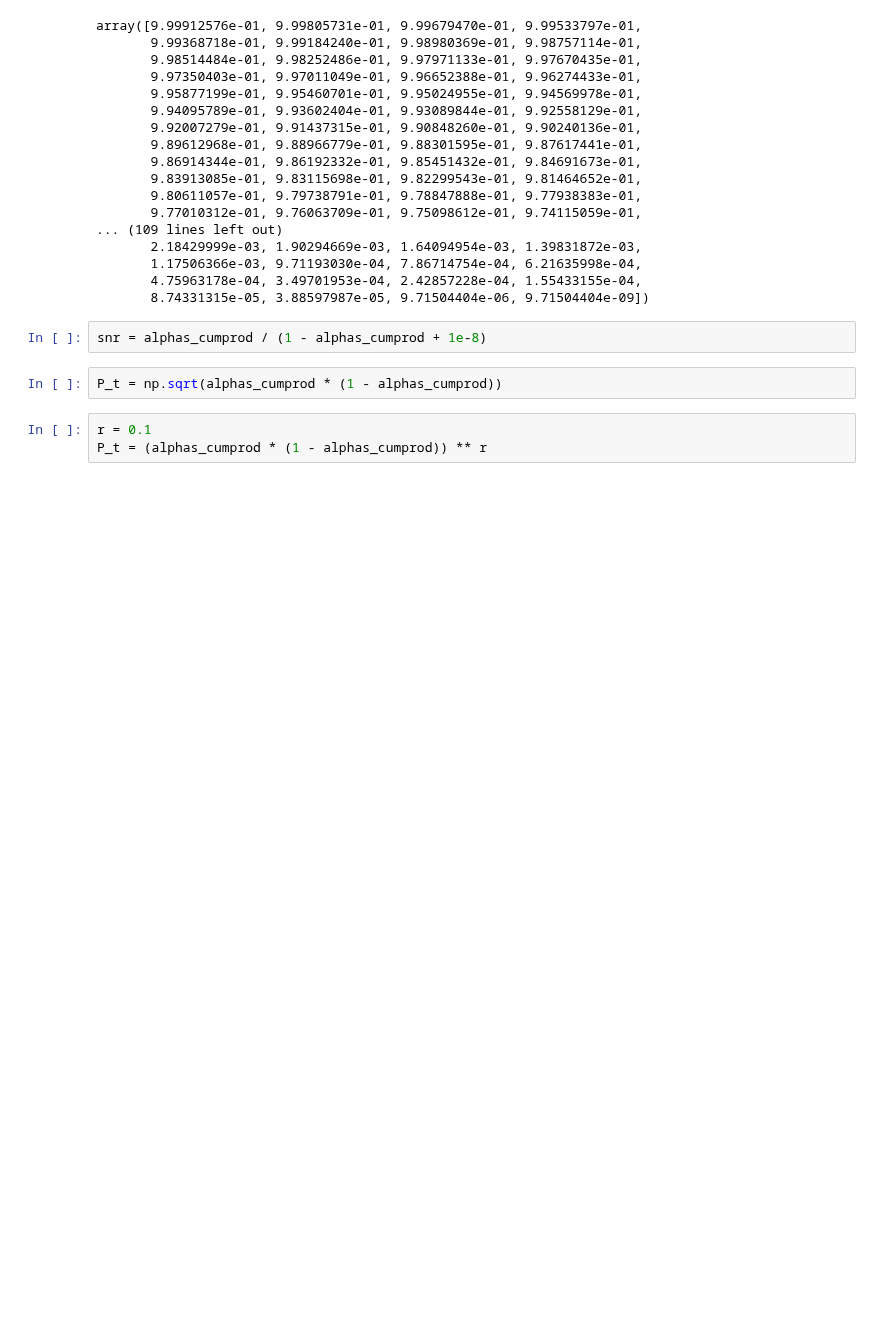
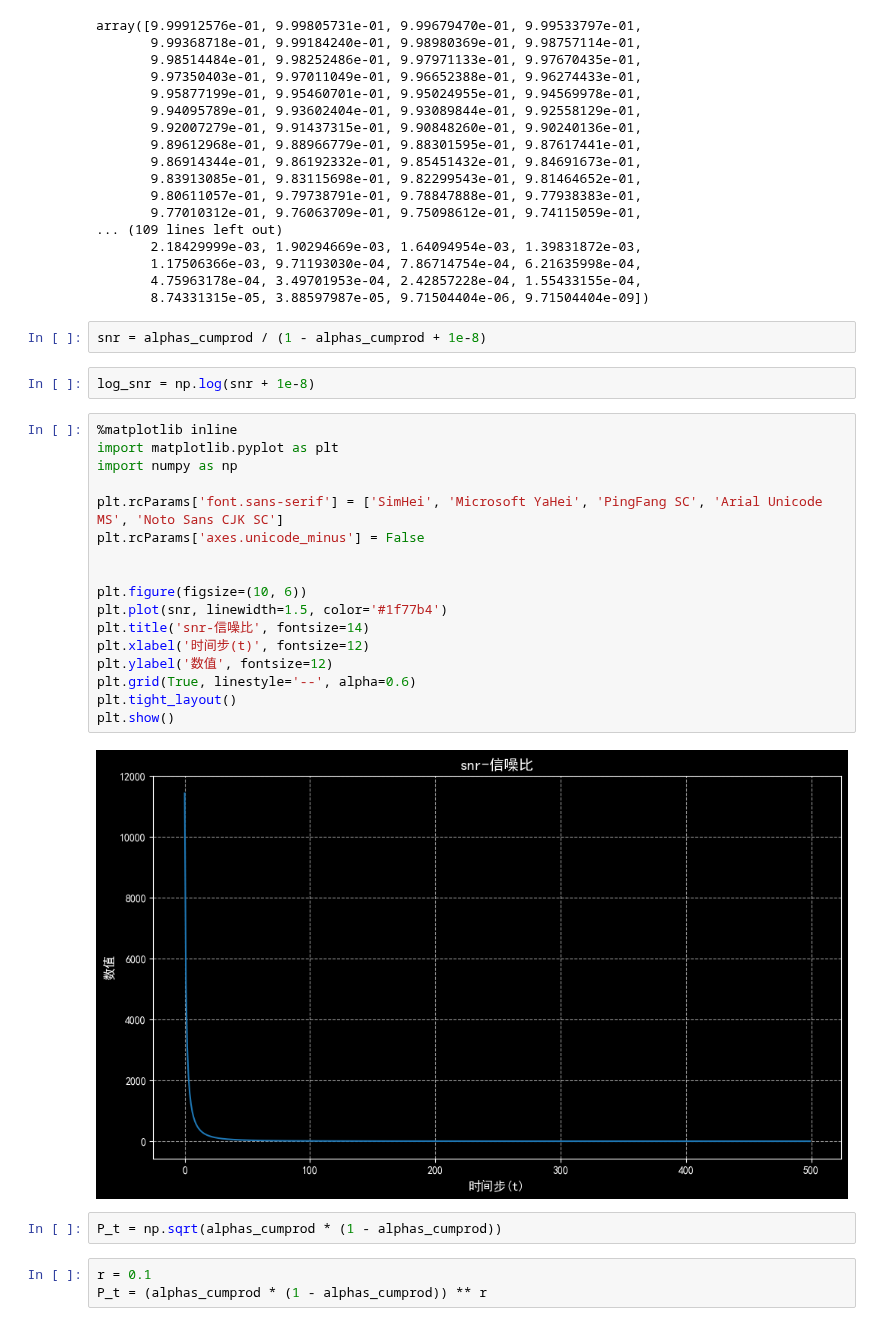
Before and after one commit to ruheyun/tabulargen, a Jupyter notebook: scripts/test.ipynb, the cells around one changed output. Drawn from its saved outputs; the diff is of its cells as text; blank space fills up the shorter version.

```diff
--- a/scripts/test.ipynb
+++ b/scripts/test.ipynb
@@ -64,6 +64,27 @@ array([9.99912576e-01, 9.99805731e-01, 9.99679470e-01, 9.99533797e-01,
        8.74331315e-05, 3.88597987e-05, 9.71504404e-06, 9.71504404e-09])
 # %%
 snr = alphas_cumprod / (1 - alphas_cumprod + 1e-8)
+# %%
+log_snr = np.log(snr + 1e-8)
+# %%
+%matplotlib inline
+import matplotlib.pyplot as plt
+import numpy as np
+
+plt.rcParams['font.sans-serif'] = ['SimHei', 'Microsoft YaHei', 'PingFang SC', 'Arial Unicode MS', 'Noto Sans CJK SC']
+plt.rcParams['axes.unicode_minus'] = False
+
+
+plt.figure(figsize=(10, 6))
+plt.plot(snr, linewidth=1.5, color='#1f77b4')
+plt.title('snr-信噪比', fontsize=14)
+plt.xlabel('时间步(t)', fontsize=12)
+plt.ylabel('数值', fontsize=12)
+plt.grid(True, linestyle='--', alpha=0.6)
+plt.tight_layout()
+plt.show()
+# %% [output]
+[figure, added]
 # %%
 P_t = np.sqrt(alphas_cumprod * (1 - alphas_cumprod))
 # %%
```
